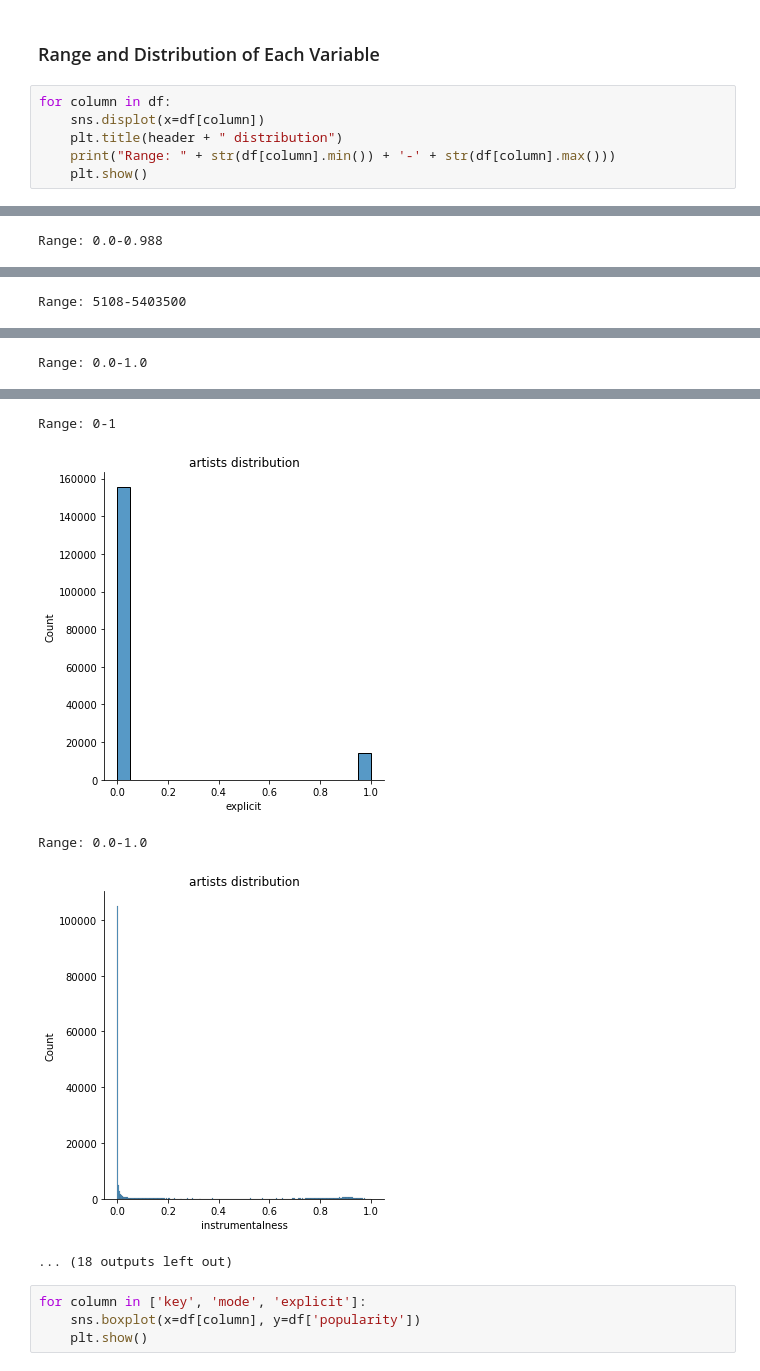
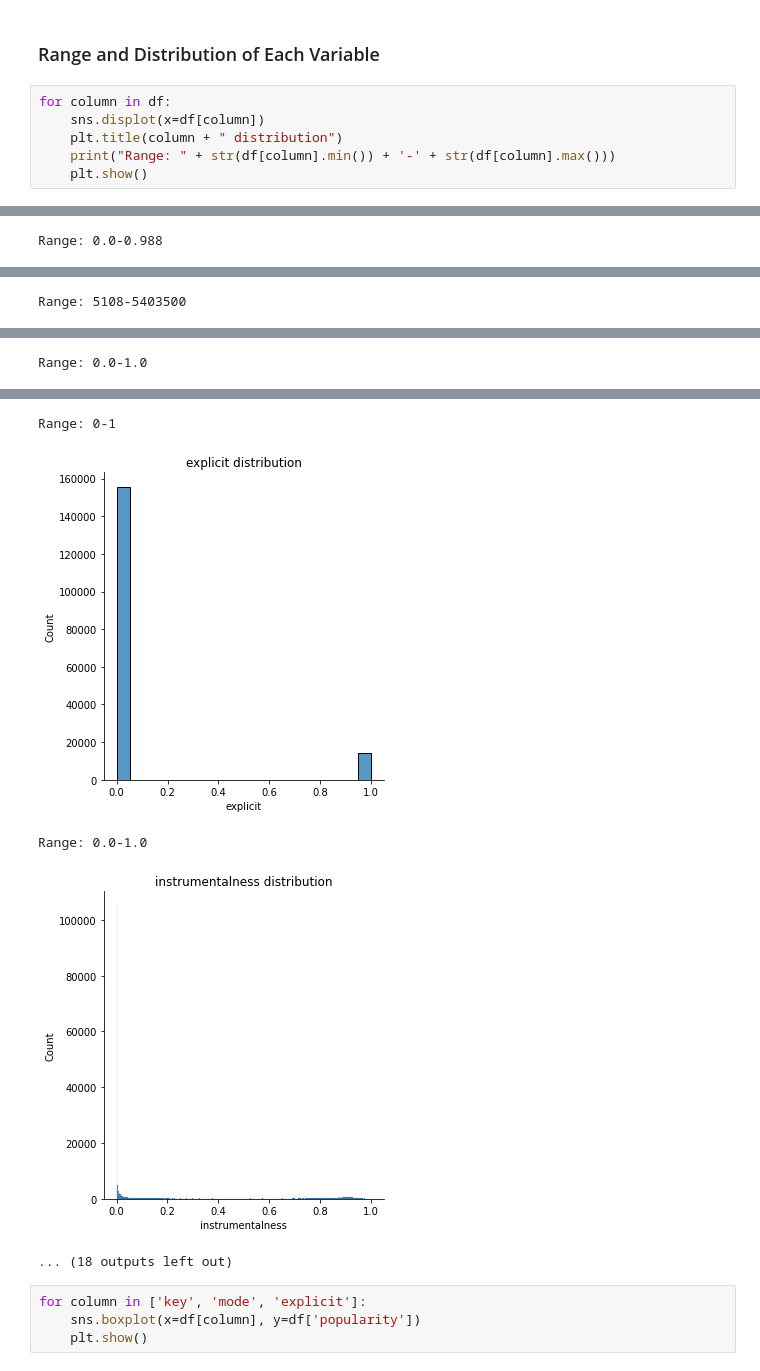
Before and after one commit to DanielLeski/Data-Science-Final-Project, a Jupyter notebook: LR_Testing.ipynb, the cells around one changed output, grey strips where cells are left out. Drawn from its saved outputs; the diff is of its cells as text.

```diff
--- a/LR_Testing.ipynb
+++ b/LR_Testing.ipynb
@@ -74,7 +74,7 @@ memory usage: 24.6+ MB
 # %%
 for column in df:
     sns.displot(x=df[column])
-    plt.title(header + " distribution")
+    plt.title(column + " distribution")
     print("Range: " + str(df[column].min()) + '-' + str(df[column].max()))
     plt.show()
 # %% [output]
@@ -89,7 +89,7 @@ Range: 0.0-1.0
 Range: 0-1
-[figure, old version]
+[figure, new version]
 Range: 0.0-1.0
-[figure, old version]
+[figure, new version]
 ... (18 outputs left out)
 # %%
 for column in ['key', 'mode', 'explicit']:
```
Also changed, not shown: parts of 2 cells of this notebook, 3 other files.
